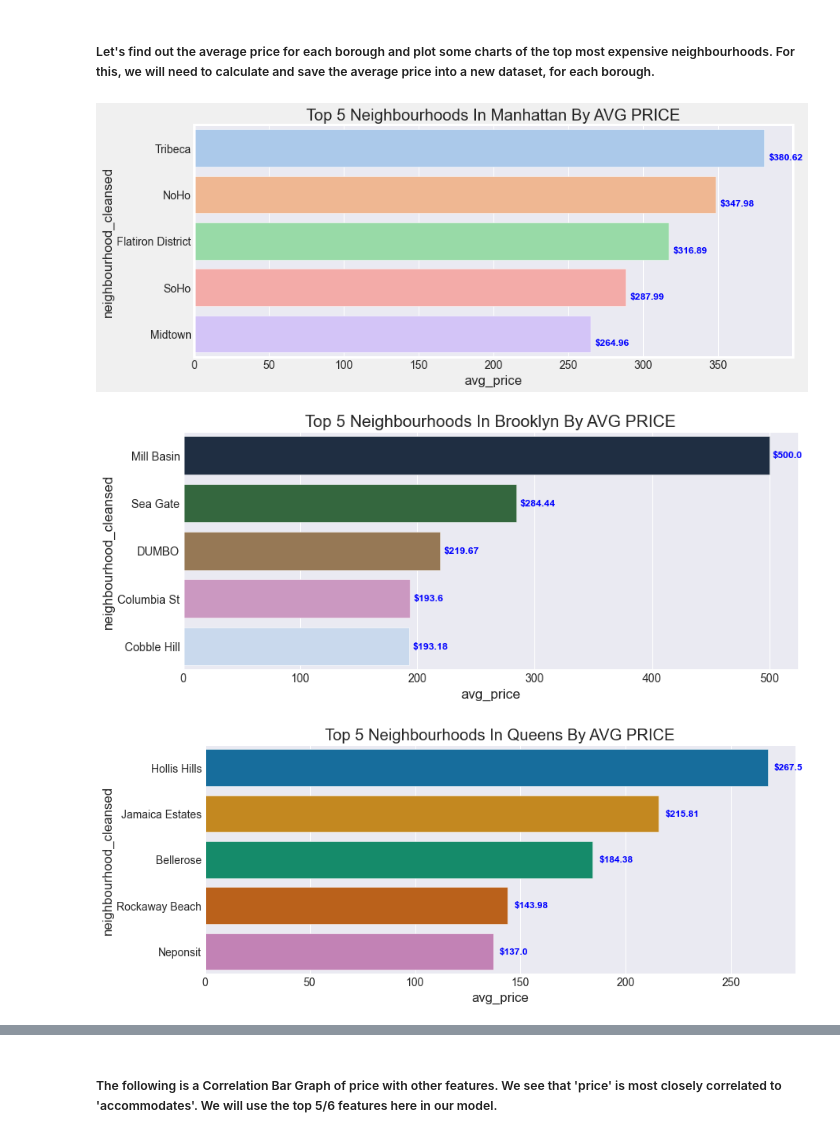
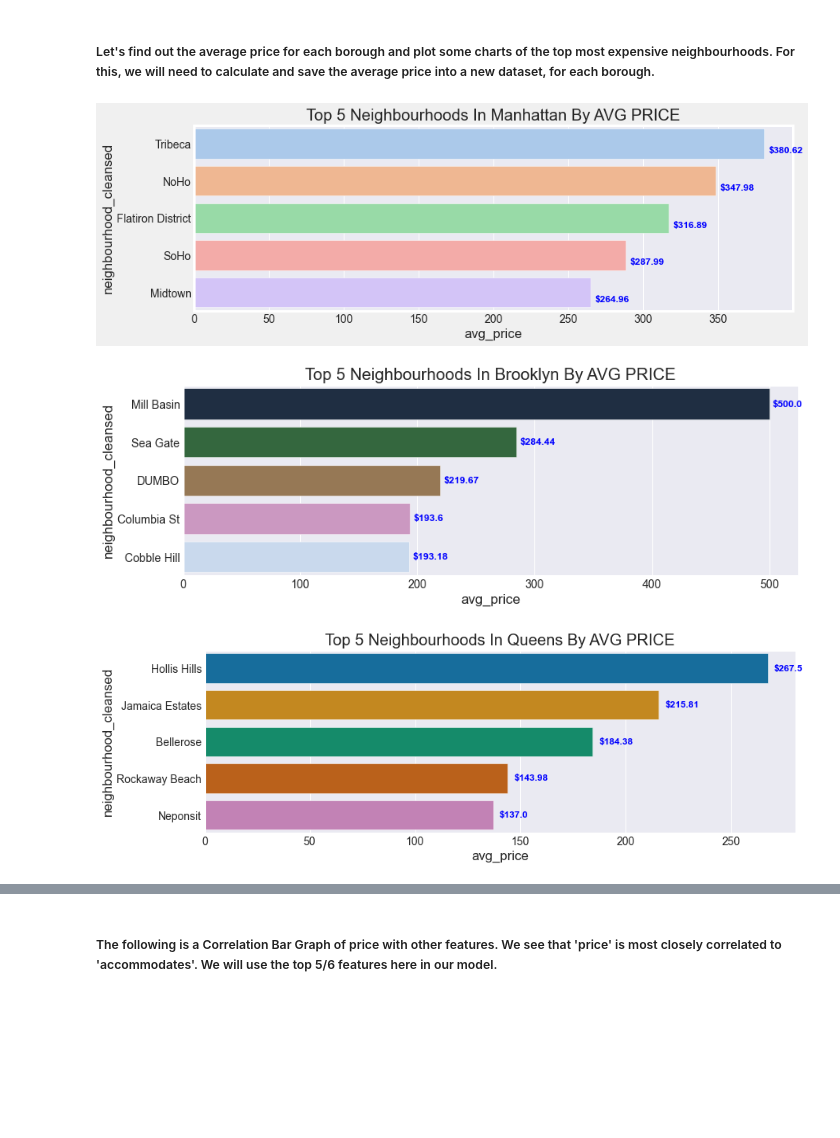
Before and after one commit to clarizamayo/Airbnb_Data_Analysis, a Jupyter notebook: Analysis_Notebook.ipynb, the cells around one changed output, grey strips where cells are left out. Drawn from its saved outputs; the diff is of its cells as text; code cells hidden in the pictures; blank space fills up the shorter version.

```diff
--- a/Analysis_Notebook.ipynb
+++ b/Analysis_Notebook.ipynb
@@ -713,18 +711,18 @@ price_bronx = n_price.loc[n_price['borough'] == 'Bronx'].sort_values(by='avg_pri
 price_si = n_price.loc[n_price['borough'] == 'Staten Island'].sort_values(by='avg_price', ascending=False)[:5]
 # %%
 #plt.style.use('tableau-colorblind10')
-plt.figure(figsize=(12, 5))
+plt.figure(figsize=(12, 4))
 sns.set_style("darkgrid")
 ax = sns.barplot(x='avg_price',y='neighbourhood_cleansed', data=price_man, palette='pastel')
 plt.title('Top 5 Neighbourhoods In Manhattan By AVG PRICE')
 for i, v in enumerate(price_man['avg_price']):
     ax.text(v + 3, i + .25, ('$'+str(v)), color='blue', fontsize=12, fontweight='bold')
 plt.show()
 # %% [output]
-[figure, old version]
+[figure, new version]
 # %%
 #plt.style.use('tableau-colorblind10')
-plt.figure(figsize=(12, 5))
+plt.figure(figsize=(12, 4))
 sns.set_style("darkgrid")
 ax = sns.barplot(x='avg_price',y='neighbourhood_cleansed', data=price_bklyn, palette='cubehelix')
 plt.title('Top 5 Neighbourhoods In Brooklyn By AVG PRICE')
@@ -732,10 +730,10 @@ for i, v in enumerate(price_bklyn['avg_price']):
     ax.text(v+3, i, ('$'+str(v)), color='blue', va='center', fontsize=12, fontweight='bold')
 plt.show()
 # %% [output]
-[figure, old version]
+[figure, new version]
 # %%
 #plt.style.use('tableau-colorblind10')
-plt.figure(figsize=(12, 5))
+plt.figure(figsize=(12, 4))
 sns.set_style("darkgrid")
 ax = sns.barplot(x='avg_price',y='neighbourhood_cleansed', data=price_queens, palette='colorblind')
 plt.title('Top 5 Neighbourhoods In Queens By AVG PRICE')
@@ -743,6 +741,6 @@ for i, v in enumerate(price_queens['avg_price']):
     ax.text(v+3, i, ('$'+str(v)), color='blue', va='center', fontsize=12, fontweight='bold')
 plt.show()
 # %% [output]
-[figure, old version]
+[figure, new version]
 # %%
 #plt.style.use('tableau-colorblind10')
```
Also changed, not shown: parts of 14 cells of this notebook.
